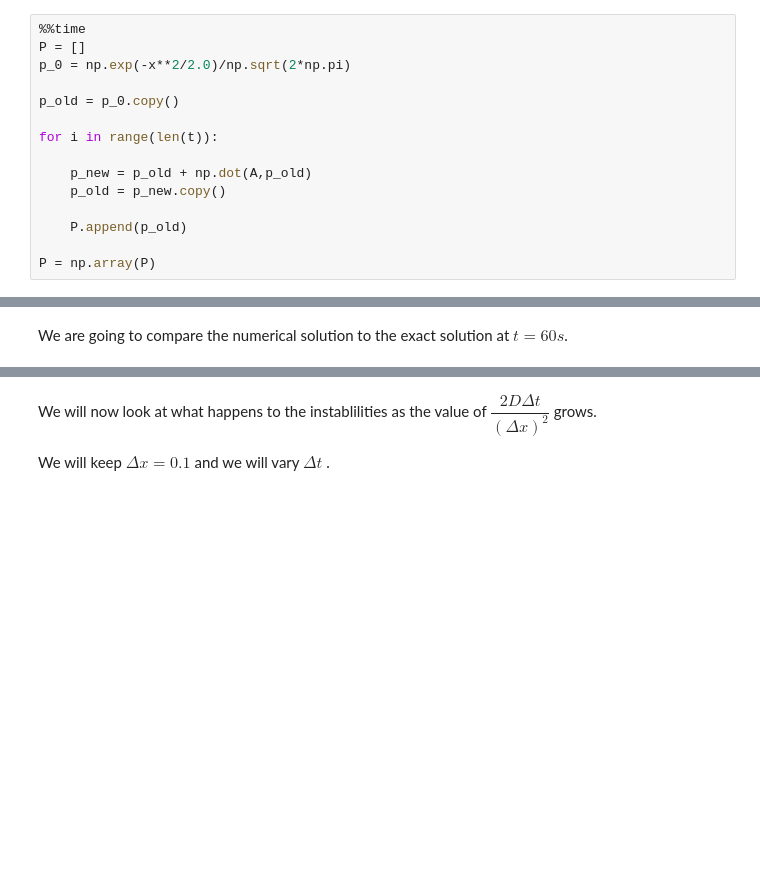
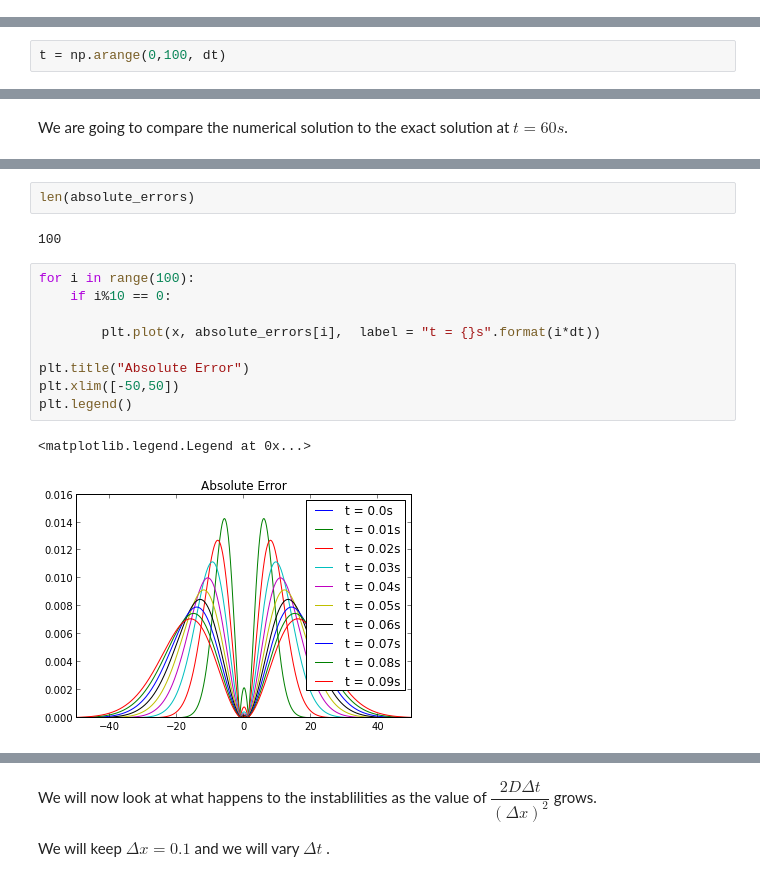
Before and after one commit to aespinosav/scientific-computing, a Jupyter notebook: Assesment.ipynb, the cells around one changed output, grey strips where cells are left out. Saved outputs shown, nothing was run; the diff lists cells and outputs as text; blank space fills up the shorter version.

```diff
--- a/Assesment.ipynb
+++ b/Assesment.ipynb
@@ -646,18 +650,3 @@ array([[-0.1,  0.1, -0. , ..., -0. , -0. , -0. ],
        [-0. , -0. , -0. , ..., -0.2,  0.1, -0. ],
        [-0. , -0. , -0. , ...,  0.1, -0.2,  0.1],
        [-0. , -0. , -0. , ..., -0. ,  0.1, -0.1]])
-# %%
-%%time
-P = []
-p_0 = np.exp(-x**2/2.0)/np.sqrt(2*np.pi)
-
-p_old = p_0.copy()
-
-for i in range(len(t)):
-
-    p_new = p_old + np.dot(A,p_old)
-    p_old = p_new.copy()
-
-    P.append(p_old)
-
-P = np.array(P)
@@ -666,0 +653,2 @@ Wall time: 8min 16s
+# %%
+t = np.arange(0,100, dt)
@@ -695,0 +729,16 @@ plt.ylabel("Probability distribution")
+# %%
+len(absolute_errors)
+# %% [output]
+100
+# %%
+for i in range(100):
+    if i%10 == 0:
+
+        plt.plot(x, absolute_errors[i],  label = "t = {}s".format(i*dt))
+
+plt.title("Absolute Error")
+plt.xlim([-50,50])
+plt.legend()
+# %% [output]
+<matplotlib.legend.Legend at 0x...>
+[figure, added]
```
Also changed, not shown: parts of 21 cells of this notebook.
